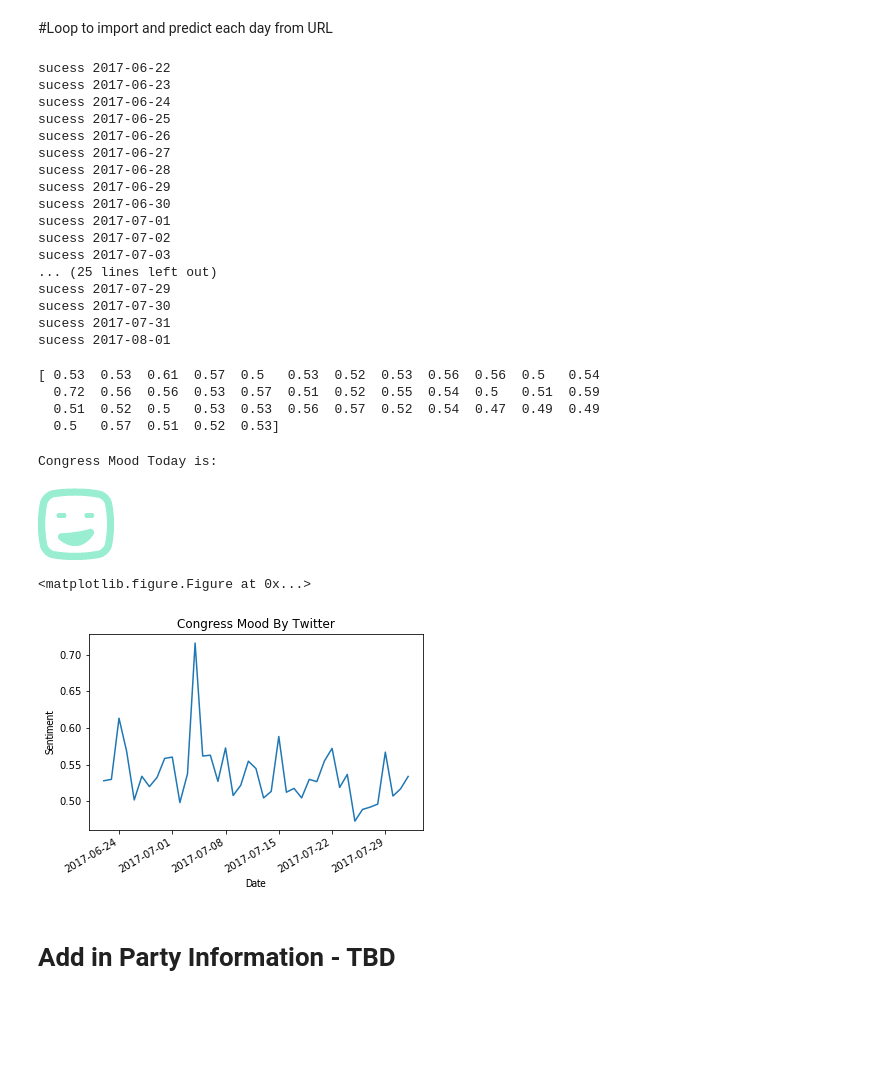
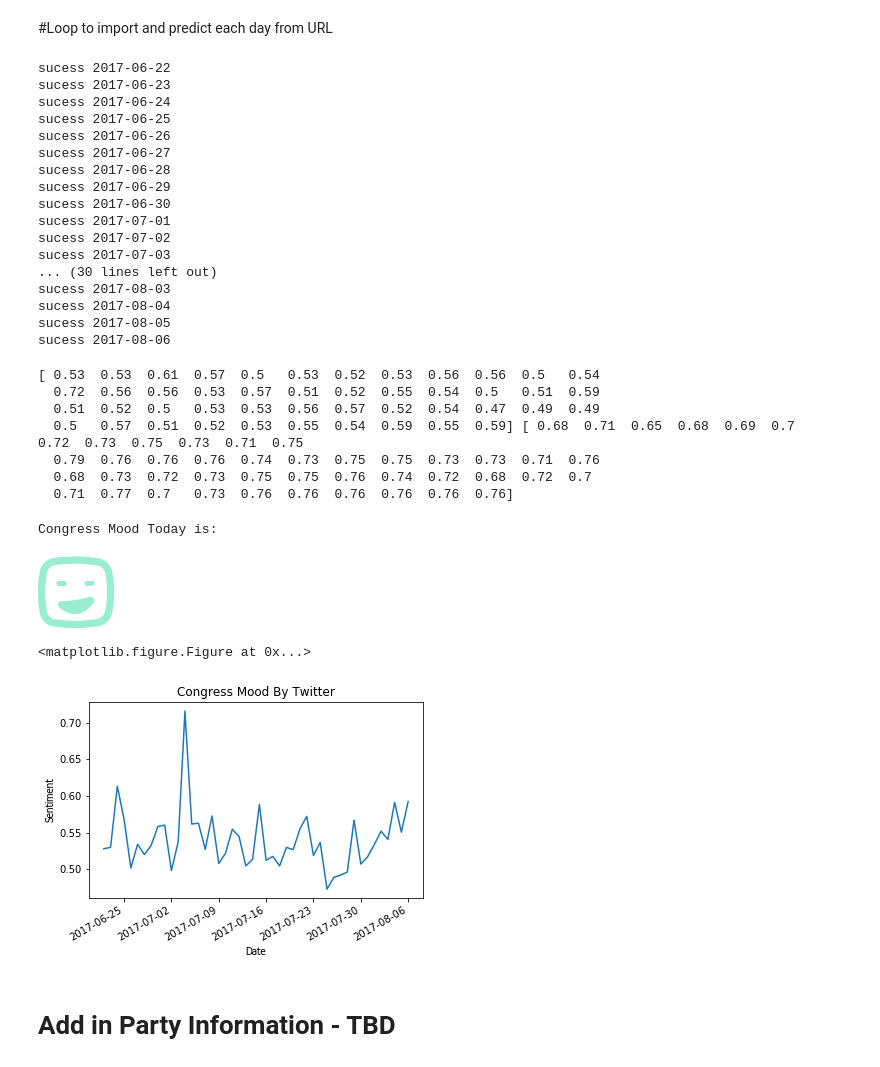
Before and after one commit to whs2k/whs2k.github.io, a Jupyter notebook: congressTweets.ipynb, the cells around one changed output. Saved outputs shown, nothing was run; the diff lists cells and outputs as text; code cells hidden in the pictures; blank space fills up the shorter version.

```diff
--- a/congressTweets.ipynb
+++ b/congressTweets.ipynb
@@ -336,0 +371,5 @@ plt.show()
+# %%
+rf_tfidf = Pipeline([ ('vect', tfidf) ,
+                      ('clf',  rf_clf)])
+# %%
+rf_tfidf.fit(X_train, y_train)
@@ -377,8 +434,9 @@ datesStr=dates.strftime('%Y-%m-%d')
 # %%
 #Cread new pivot table dfPlot
 dfPlot = pd.DataFrame()
-dfPlot['Score']=0
-scores=[]
+dfPlot['ScoreLR', 'scoresRF']=0
+scoresLR=[]
+scoresRF=[]
 # %% [markdown]
 #Loop to import and predict each day from URL
 # %%
@@ -395,8 +453,10 @@ for date in datesStr:
     data = urllib.request.urlopen(url_json).read()
     output = json.loads(data)
     dfJson = pd.DataFrame(output)
-    predict = np.mean(clf.predict(dfJson['text']))
-    scores=np.append(scores,predict)
+    predictLR = np.mean(clf.predict(dfJson['text']))
+    predictRF = np.mean(rf_tfidf.predict(dfJson['text']))
+    scoresLR=np.append(scoresLR,predictLR)
+    scoresRF=np.append(scoresRF,predictRF)
     i+=1
     print('sucess '+date)
 # %% [output]
@@ -412,20 +472,23 @@ sucess 2017-06-30
 sucess 2017-07-01
 sucess 2017-07-02
 sucess 2017-07-03
-... (25 lines left out)
-sucess 2017-07-29
-sucess 2017-07-30
-sucess 2017-07-31
-sucess 2017-08-01
+... (30 lines left out)
+sucess 2017-08-03
+sucess 2017-08-04
+sucess 2017-08-05
+sucess 2017-08-06
 # %%
 dfPlot.head()
 predict
-print(scores)
+print(scoresLR, scoresRF)
 # %% [output]
 [ 0.53  0.53  0.61  0.57  0.5   0.53  0.52  0.53  0.56  0.56  0.5   0.54
   0.72  0.56  0.56  0.53  0.57  0.51  0.52  0.55  0.54  0.5   0.51  0.59
   0.51  0.52  0.5   0.53  0.53  0.56  0.57  0.52  0.54  0.47  0.49  0.49
-  0.5   0.57  0.51  0.52  0.53]
+  0.5   0.57  0.51  0.52  0.53  0.55  0.54  0.59  0.55  0.59] [ 0.68  0.71  0.65  0.68  0.69  0.7   0.72  0.73  0.75  0.73  0.71  0.75
+  0.79  0.76  0.76  0.76  0.74  0.73  0.75  0.75  0.73  0.73  0.71  0.76
+  0.68  0.73  0.72  0.73  0.75  0.75  0.76  0.74  0.72  0.68  0.72  0.7
+  0.71  0.77  0.7   0.73  0.76  0.76  0.76  0.76  0.76  0.76]
 # %%
 #set pictue
 #Picture Cedits Alina Oleynik
@@ -455,35 +518,35 @@ Congress Mood Today is:
 # %%
 #https://matplotlib.org/users/recipes.html
 
 import matplotlib.pyplot as plt
 import datetime
 import numpy as np
 import matplotlib.pyplot as plt
 import matplotlib.dates as mdates
 import matplotlib.cbook as cbook
 thfont = {'fontname':'Tahoma'}
 
 plt.clf()
 
 
 fig, ax = plt.subplots(1)
-ax.plot(dates, scores)
+ax.plot(dates, scoresLR)
 
 # rotate and align the tick labels so they look better
 fig.autofmt_xdate()
 
 import matplotlib.dates as mdates
 ax.fmt_xdata = mdates.DateFormatter('%Y-%m-%d')
 plt.title('Congress Mood By Twitter')
 
 plt.xlabel('Date',**thfont)
 plt.ylabel('Sentiment',**thfont)
 plt.savefig(pwd+'/todaysMood.svg', ppi=1200)
 plt.show()
 plt.close()
 # %% [output]
 <matplotlib.figure.Figure at 0x...>
-[figure, old version]
+[figure, new version]
 # %% [markdown]
 # Add in Party Information - TBD
 # %%
```
Also changed, not shown: parts of 12 cells of this notebook, 1 other file.
